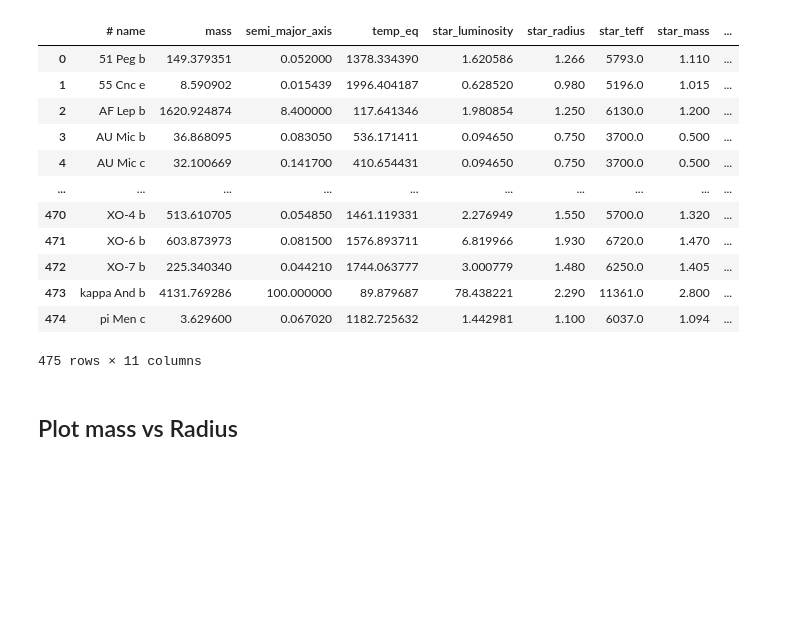
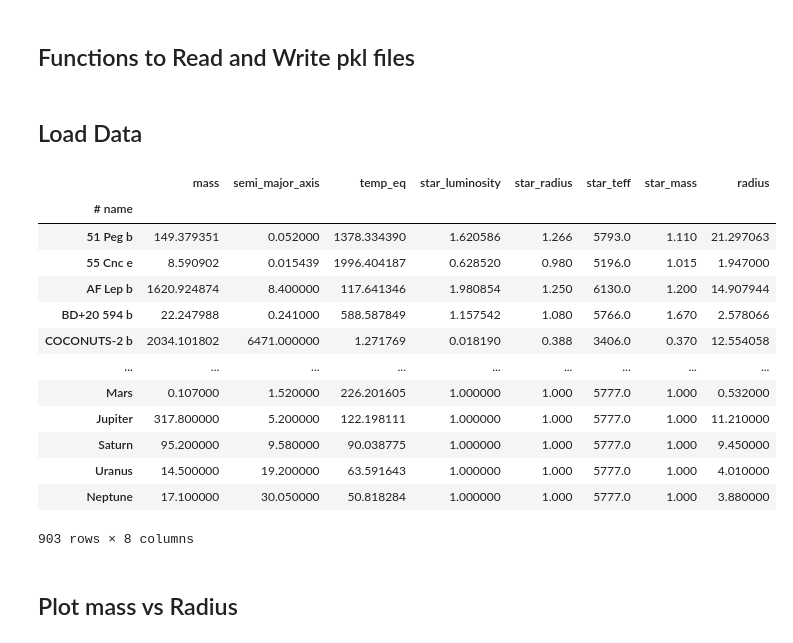
Before and after one commit to soleneulmer/bem, a Jupyter notebook: Find Outliers.ipynb, the cells around one changed output. Saved outputs shown, nothing was run; the diff lists cells and outputs as text; code cells hidden in the pictures; blank space fills up the shorter version.

```diff
--- a/Find Outliers.ipynb
+++ b/Find Outliers.ipynb
@@ -7,18 +11,9 @@ import matplotlib.pyplot as plt
+# %% [markdown]
+## Functions to Read and Write pkl files
 # %%
-#-------------------- Load Data --------------------#
-dataset = pd.read_csv('Filtered_dataset.csv')
-dataset
+#Read list to memory
+def read_list(file_name):
+    # for reading also binary mode is important
+    with open(file_name, 'rb') as fp:
+        n_list = pickle.load(fp)
+        return n_list
-# %% [output]
-|  | # name | mass | semi_major_axis | temp_eq | star_luminosity | star_radius | star_teff | star_mass | ... |
-| 0 | 51 Peg b | 149.379351 | 0.052000 | 1378.334390 | 1.620586 | 1.266 | 5793.0 | 1.110 | ... |
-| 1 | 55 Cnc e | 8.590902 | 0.015439 | 1996.404187 | 0.628520 | 0.980 | 5196.0 | 1.015 | ... |
-| 2 | AF Lep b | 1620.924874 | 8.400000 | 117.641346 | 1.980854 | 1.250 | 6130.0 | 1.200 | ... |
-| 3 | AU Mic b | 36.868095 | 0.083050 | 536.171411 | 0.094650 | 0.750 | 3700.0 | 0.500 | ... |
-| 4 | AU Mic c | 32.100669 | 0.141700 | 410.654431 | 0.094650 | 0.750 | 3700.0 | 0.500 | ... |
-| ... | ... | ... | ... | ... | ... | ... | ... | ... | ... |
-| 470 | XO-4 b | 513.610705 | 0.054850 | 1461.119331 | 2.276949 | 1.550 | 5700.0 | 1.320 | ... |
-| 471 | XO-6 b | 603.873973 | 0.081500 | 1576.893711 | 6.819966 | 1.930 | 6720.0 | 1.470 | ... |
-| 472 | XO-7 b | 225.340340 | 0.044210 | 1744.063777 | 3.000779 | 1.480 | 6250.0 | 1.405 | ... |
-| 473 | kappa And b | 4131.769286 | 100.000000 | 89.879687 | 78.438221 | 2.290 | 11361.0 | 2.800 | ... |
-| 474 | pi Men c | 3.629600 | 0.067020 | 1182.725632 | 1.442981 | 1.100 | 6037.0 | 1.094 | ... |
-475 rows × 11 columns
@@ -25,3 +37,25 @@ dataset
+# %% [markdown]
+## Load Data
+# %%
+#-------------------- Load Data --------------------#
+dataset = read_list('filtered_dataset.pkl')
+# dataset = pd.read_csv('Filtered_dataset.csv')
+dataset
+# %% [output]
+|  | mass | semi_major_axis | temp_eq | star_luminosity | star_radius | star_teff | star_mass | radius |
+| # name |  |  |  |  |  |  |  |  |
+| 51 Peg b | 149.379351 | 0.052000 | 1378.334390 | 1.620586 | 1.266 | 5793.0 | 1.110 | 21.297063 |
+| 55 Cnc e | 8.590902 | 0.015439 | 1996.404187 | 0.628520 | 0.980 | 5196.0 | 1.015 | 1.947000 |
+| AF Lep b | 1620.924874 | 8.400000 | 117.641346 | 1.980854 | 1.250 | 6130.0 | 1.200 | 14.907944 |
+| BD+20 594 b | 22.247988 | 0.241000 | 588.587849 | 1.157542 | 1.080 | 5766.0 | 1.670 | 2.578066 |
+| COCONUTS-2 b | 2034.101802 | 6471.000000 | 1.271769 | 0.018190 | 0.388 | 3406.0 | 0.370 | 12.554058 |
+| ... | ... | ... | ... | ... | ... | ... | ... | ... |
+| Mars | 0.107000 | 1.520000 | 226.201605 | 1.000000 | 1.000 | 5777.0 | 1.000 | 0.532000 |
+| Jupiter | 317.800000 | 5.200000 | 122.198111 | 1.000000 | 1.000 | 5777.0 | 1.000 | 11.210000 |
+| Saturn | 95.200000 | 9.580000 | 90.038775 | 1.000000 | 1.000 | 5777.0 | 1.000 | 9.450000 |
+| Uranus | 14.500000 | 19.200000 | 63.591643 | 1.000000 | 1.000 | 5777.0 | 1.000 | 4.010000 |
+| Neptune | 17.100000 | 30.050000 | 50.818284 | 1.000000 | 1.000 | 5777.0 | 1.000 | 3.880000 |
+903 rows × 8 columns
 # %% [markdown]
 ## Plot mass vs Radius
 # %%
```
Also changed, not shown: parts of 8 cells of this notebook, 13 other files.
